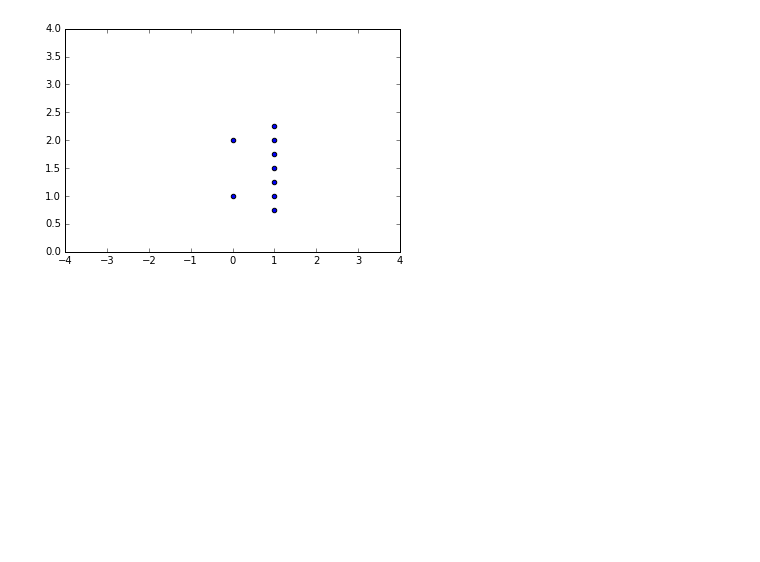
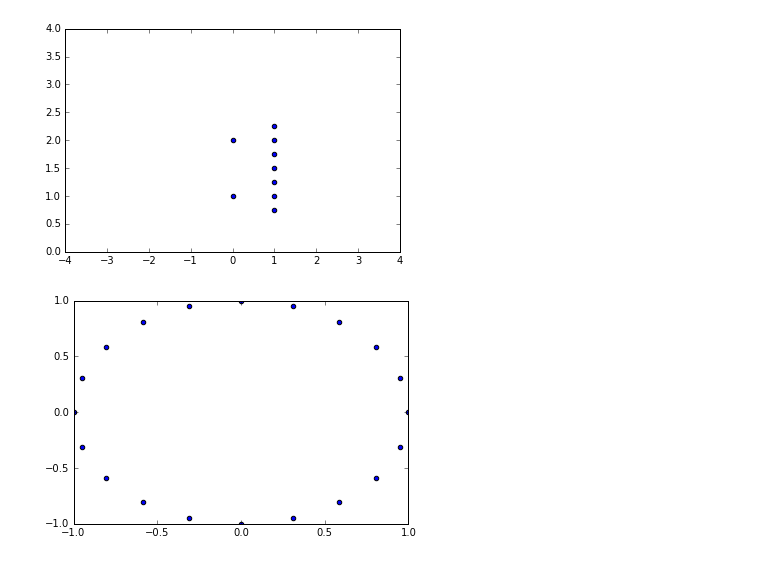
Before and after one commit to TanUkkii007/coding-the-matrix, a Jupyter notebook: ch01/The Field.ipynb, the cells around one changed output. Drawn from its saved outputs; the diff is of its cells as text; code cells hidden in the pictures; blank space fills up the shorter version.

```diff
--- a/ch01/The Field.ipynb
+++ b/ch01/The Field.ipynb
@@ -56,3 +56,10 @@ plot_complex({0.5j*z for z in S}, xlim=[-4,0])
 plot_complex({1j*z + 2 -1j for z in S}, xlim=[-4,4])
 # %% [output]
 [figure]
+# %%
+import cmath
+N = 20
+wx = [cmath.e**(2j*n*cmath.pi/N) for n in range(N)]
+plot_complex(wx, xlim=[-1,1], ylim=[-1,1])
+# %% [output]
+[figure, added]
```
Also changed, not shown: parts of 7 cells of this notebook.
